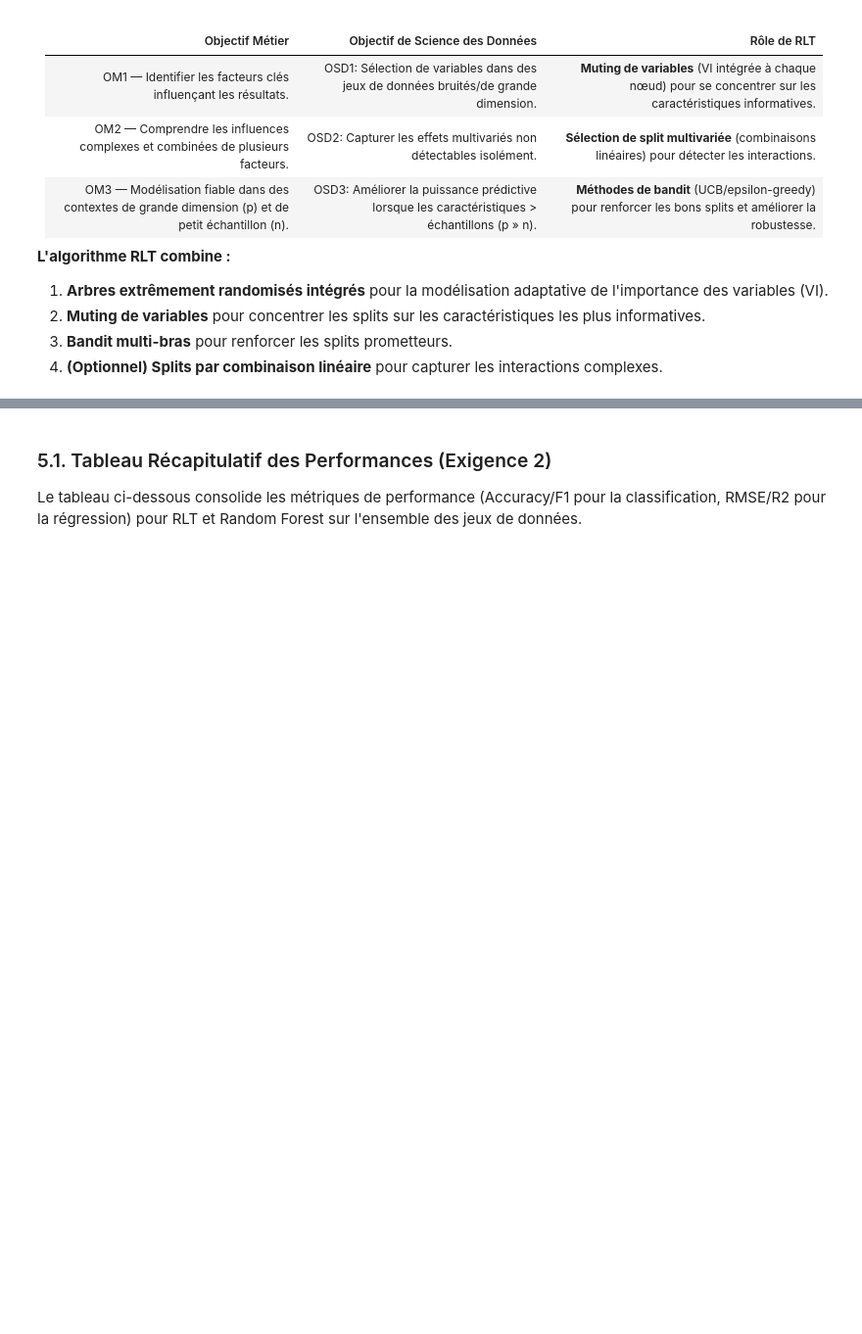
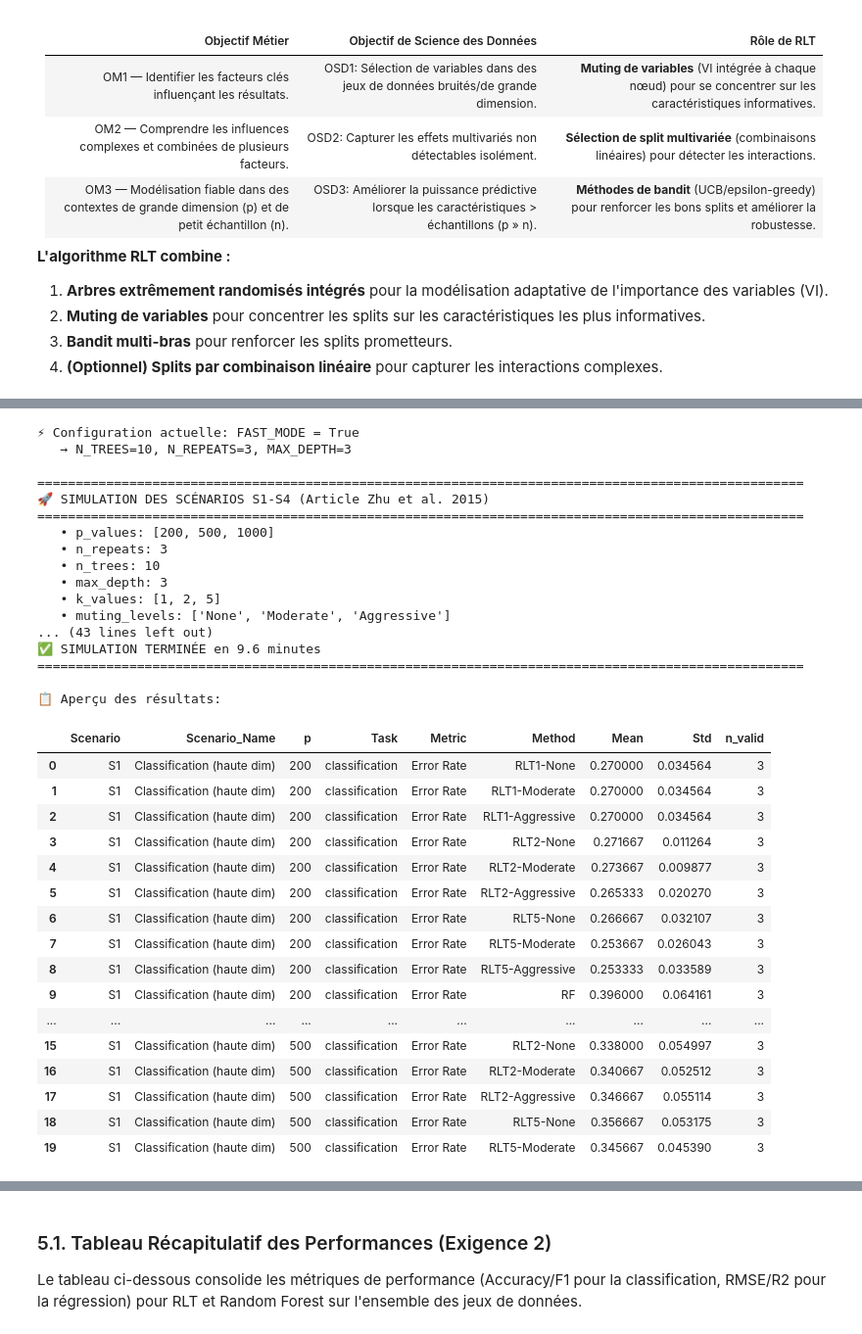
Before and after one commit to alfari9/RLT, a Jupyter notebook: RLT.ipynb, the cells around one changed output, grey strips where cells are left out. Shown at 98% size. Drawn from its saved outputs; the diff is of its cells as text; code cells hidden in the pictures; blank space fills up the shorter version.

Commit message:
fixed scenarios, notebook more organized

```diff
--- a/RLT.ipynb
+++ b/RLT.ipynb
@@ -47,3 +45,28 @@ sns.set(style="whitegrid")
 import logging
 rlt_logger = logging.getLogger("RLT")
 rlt_logger.setLevel(logging.WARNING)  # Show only warnings/errors, no info spam
+# %%
+# ========== CONFIGURATION MODE RAPIDE ==========
+# Activez FAST_MODE = True pour une exécution rapide (tests)
+# Désactivez FAST_MODE = False pour les résultats finaux (publication)
+
+FAST_MODE = True  # ← Changez à False pour les résultats complets
+
+if FAST_MODE:
+    N_TREES = 10        # Rapide: 10 arbres
+    N_REPEATS = 3       # Rapide: 3 répétitions
+    MAX_DEPTH = 3       # Rapide: profondeur 3
+    print("⚡ MODE RAPIDE ACTIVÉ")
+    print(f"   • N_TREES = {N_TREES}")
+    print(f"   • N_REPEATS = {N_REPEATS}")
+    print(f"   • MAX_DEPTH = {MAX_DEPTH}")
+else:
+    N_TREES = 50        # Complet: 50 arbres
+    N_REPEATS = 5       # Complet: 5 répétitions
+    MAX_DEPTH = 5       # Complet: profondeur 5
+    print("🔬 MODE COMPLET ACTIVÉ")
+    print(f"   • N_TREES = {N_TREES}")
+    print(f"   • N_REPEATS = {N_REPEATS}")
+    print(f"   • MAX_DEPTH = {MAX_DEPTH}")
+
+print("\n💡 Pour changer de mode, modifiez FAST_MODE dans la cellule ci-dessus et relancez le notebook.")
@@ -699,0 +1408,53 @@ Cette analyse évalue la capacité de RLT à **capturer les interactions multiva
+# %%
+# ============================================================================
+# EXÉCUTION DE LA SIMULATION S1-S4
+# ============================================================================
+
+print(f"⚡ Configuration actuelle: FAST_MODE = {FAST_MODE}")
+print(f"   → N_TREES={N_TREES}, N_REPEATS={N_REPEATS}, MAX_DEPTH={MAX_DEPTH}\n")
+
+# Exécuter la simulation
+SCENARIO_RESULTS = run_simulation_scenarios(
+    p_values=[200, 500, 1000],
+    n_repeats=N_REPEATS,
+    n_trees=N_TREES,
+    max_depth=MAX_DEPTH
+)
+
+print("\n📋 Aperçu des résultats:")
+display(SCENARIO_RESULTS.head(20))
+# %% [output]
+⚡ Configuration actuelle: FAST_MODE = True
+   → N_TREES=10, N_REPEATS=3, MAX_DEPTH=3
+
+====================================================================================================
+🚀 SIMULATION DES SCÉNARIOS S1-S4 (Article Zhu et al. 2015)
+====================================================================================================
+   • p_values: [200, 500, 1000]
+   • n_repeats: 3
+   • n_trees: 10
+   • max_depth: 3
+   • k_values: [1, 2, 5]
+   • muting_levels: ['None', 'Moderate', 'Aggressive']
+... (43 lines left out)
+✅ SIMULATION TERMINÉE en 9.6 minutes
+====================================================================================================
+
+📋 Aperçu des résultats:
+|  | Scenario | Scenario_Name | p | Task | Metric | Method | Mean | Std | n_valid |
+| 0 | S1 | Classification (haute dim) | 200 | classification | Error Rate | RLT1-None | 0.270000 | 0.034564 | 3 |
+| 1 | S1 | Classification (haute dim) | 200 | classification | Error Rate | RLT1-Moderate | 0.270000 | 0.034564 | 3 |
+| 2 | S1 | Classification (haute dim) | 200 | classification | Error Rate | RLT1-Aggressive | 0.270000 | 0.034564 | 3 |
+| 3 | S1 | Classification (haute dim) | 200 | classification | Error Rate | RLT2-None | 0.271667 | 0.011264 | 3 |
+| 4 | S1 | Classification (haute dim) | 200 | classification | Error Rate | RLT2-Moderate | 0.273667 | 0.009877 | 3 |
+| 5 | S1 | Classification (haute dim) | 200 | classification | Error Rate | RLT2-Aggressive | 0.265333 | 0.020270 | 3 |
+| 6 | S1 | Classification (haute dim) | 200 | classification | Error Rate | RLT5-None | 0.266667 | 0.032107 | 3 |
+| 7 | S1 | Classification (haute dim) | 200 | classification | Error Rate | RLT5-Moderate | 0.253667 | 0.026043 | 3 |
+| 8 | S1 | Classification (haute dim) | 200 | classification | Error Rate | RLT5-Aggressive | 0.253333 | 0.033589 | 3 |
+| 9 | S1 | Classification (haute dim) | 200 | classification | Error Rate | RF | 0.396000 | 0.064161 | 3 |
+| ... | ... | ... | ... | ... | ... | ... | ... | ... | ... |
+| 15 | S1 | Classification (haute dim) | 500 | classification | Error Rate | RLT2-None | 0.338000 | 0.054997 | 3 |
+| 16 | S1 | Classification (haute dim) | 500 | classification | Error Rate | RLT2-Moderate | 0.340667 | 0.052512 | 3 |
+| 17 | S1 | Classification (haute dim) | 500 | classification | Error Rate | RLT2-Aggressive | 0.346667 | 0.055114 | 3 |
+| 18 | S1 | Classification (haute dim) | 500 | classification | Error Rate | RLT5-None | 0.356667 | 0.053175 | 3 |
+| 19 | S1 | Classification (haute dim) | 500 | classification | Error Rate | RLT5-Moderate | 0.345667 | 0.045390 | 3 |
```
Also changed, not shown: parts of 87 cells of this notebook.
